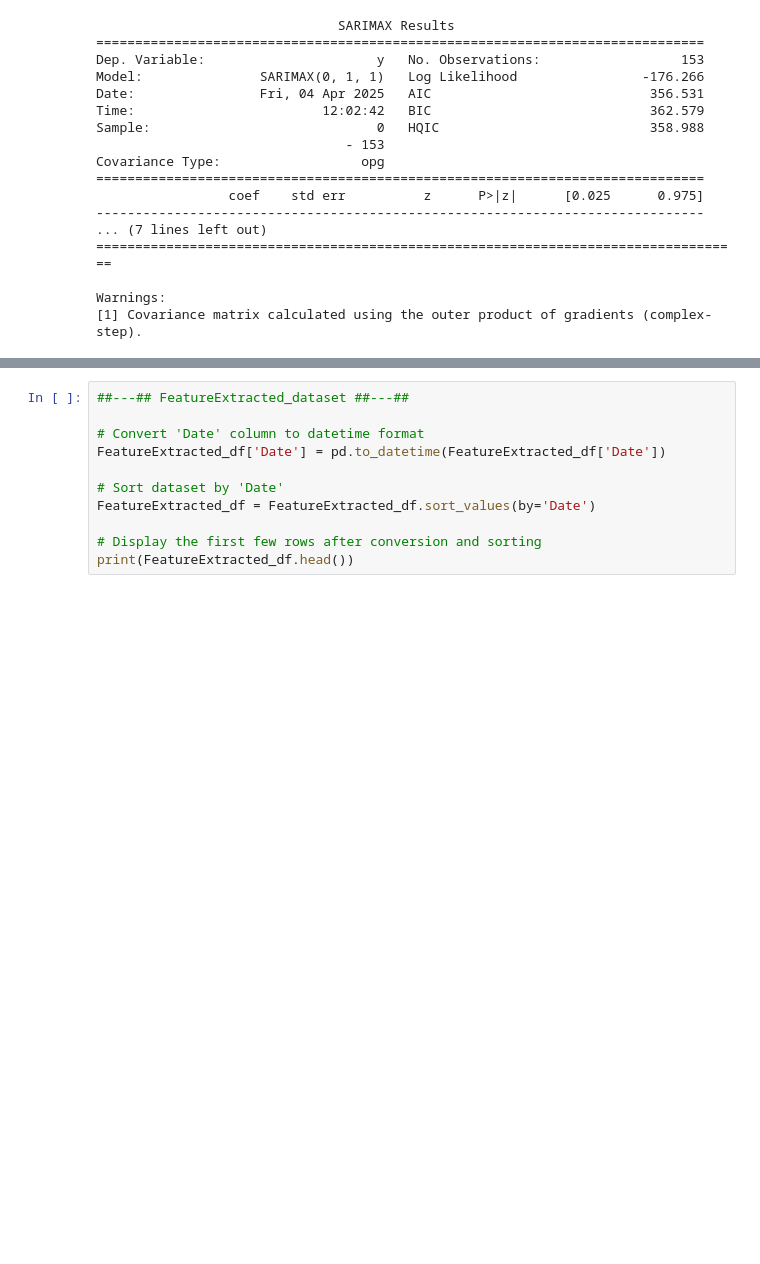
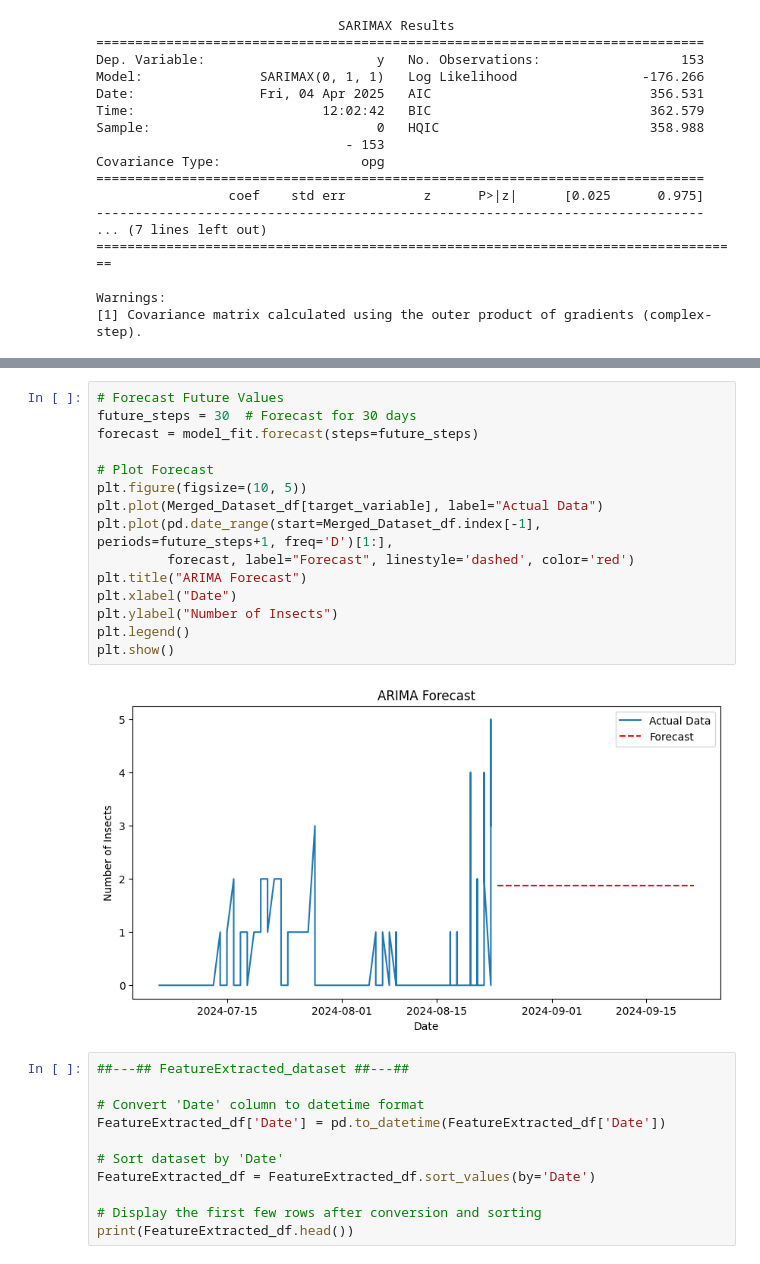
Before and after one commit to raz0208/Agritech-Pest-Prediction, a Jupyter notebook: Agritech_Pest_Prediction_Time_Series_Analysis.ipynb, the cells around one changed output, grey strips where cells are left out. Cells and saved outputs as stored; diff of their text form; blank space fills up the shorter version.

```diff
--- a/Agritech_Pest_Prediction_Time_Series_Analysis.ipynb
+++ b/Agritech_Pest_Prediction_Time_Series_Analysis.ipynb
@@ -227,3 +263,20 @@ Warnings:
+# %%
+# Forecast Future Values
+future_steps = 30  # Forecast for 30 days
+forecast = model_fit.forecast(steps=future_steps)
+
+# Plot Forecast
+plt.figure(figsize=(10, 5))
+plt.plot(Merged_Dataset_df[target_variable], label="Actual Data")
+plt.plot(pd.date_range(start=Merged_Dataset_df.index[-1], periods=future_steps+1, freq='D')[1:],
+         forecast, label="Forecast", linestyle='dashed', color='red')
+plt.title("ARIMA Forecast")
+plt.xlabel("Date")
+plt.ylabel("Number of Insects")
+plt.legend()
+plt.show()
+# %% [output]
+[figure, added]
 # %%
 ##---## FeatureExtracted_dataset ##---##
 
```
Also changed, not shown: parts of 2 cells of this notebook.
